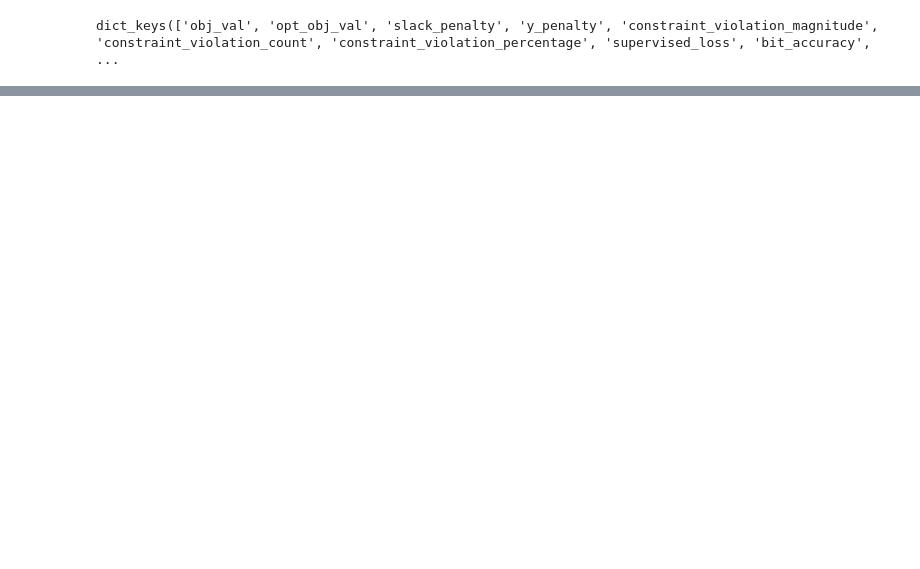
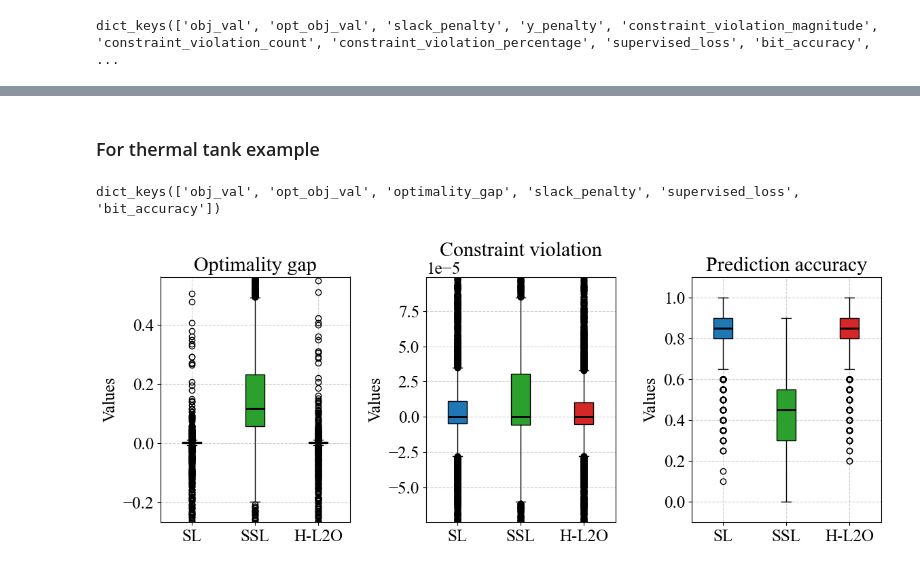
Before and after one commit to mlab-upenn/L2O-MIQP, a Jupyter notebook: misc.ipynb, the cells around one changed output, grey strips where cells are left out. Drawn from its saved outputs; the diff is of its cells as text; code cells hidden in the pictures; blank space fills up the shorter version.

```diff
--- a/misc.ipynb
+++ b/misc.ipynb
@@ -48,0 +65,56 @@ torch.Size([8391])
+# %% [markdown]
+### For thermal tank example
+# %%
+# Load the file
+current_dir = os.getcwd()
+filename = current_dir + "/energy/stats_energy_tank_sl.pt"
+sl_results = torch.load(filename)
+filename = current_dir + "/energy/stats_energy_tank_ssl.pt"
+ssl_results = torch.load(filename)
+filename = current_dir + "/energy/stats_energy_tank_hybrid_1.pt"
+hl_results = torch.load(filename)
+print(sl_results.keys())
+# %% [output]
+dict_keys(['obj_val', 'opt_obj_val', 'optimality_gap', 'slack_penalty', 'supervised_loss', 'bit_accuracy'])
+# %%
+# Configure global font settings
+plt.rcParams["font.family"] = "Times New Roman"
+plt.rcParams["font.size"] = 18
+plt.rcParams["pdf.fonttype"] = 42
+plt.rcParams["ps.fonttype"] = 42
+
+slack_penalty = [sl_results["slack_penalty"], ssl_results["slack_penalty"], hl_results["slack_penalty"]]
+bit_accuracy = [sl_results["bit_accuracy"], ssl_results["bit_accuracy"], hl_results["bit_accuracy"]]
+optimality_gap = [sl_results["optimality_gap"]/100, ssl_results["optimality_gap"]/100,  hl_results["optimality_gap"]/100]
+all_data = [optimality_gap, slack_penalty, bit_accuracy]
+labels=["SL", "SSL", "H-L2O"]
+titles = [ "Optimality gap", "Constraint violation", "Prediction accuracy"]
+colors = ["#1f77b4", "#2ca02c", "#d62728"]  # blue, green, red
+
+fig, axes = plt.subplots(1, 3, figsize=(12, 5))  # <-- removed sharey=True
+
+for i, ax in enumerate(axes):
+    bp = ax.boxplot(all_data[i], labels=labels, patch_artist=True)
+    for patch, color in zip(bp["boxes"], colors):
+        patch.set_facecolor(color)
+    for median in bp["medians"]:
+        median.set_color("black")
+        median.set_linewidth(2)
+
+    ax.set_title(titles[i])
+    ax.set_ylabel("Values")
+    ax.grid(True, linestyle="--", alpha=0.6)
+    whisker_values = [line.get_ydata() for line in bp["whiskers"]]
+    y_vals = np.concatenate(whisker_values)
+    y_min, y_max = np.min(y_vals), np.max(y_vals)
+    # Add padding
+    margin = 0.1 * (y_max - y_min)
+    ax.set_ylim(y_min - margin, y_max + margin)
+
+
+# fig.suptitle("Statstical comparsion for thermal energy tank example", fontsize=20)
+plt.tight_layout()
+plt.savefig("thermal_tank_comparison.pdf", format="pdf", bbox_inches="tight")
+plt.show()
+# %% [output]
+[figure, added]
```
Also changed, not shown: parts of 8 cells of this notebook, 11 other files.
